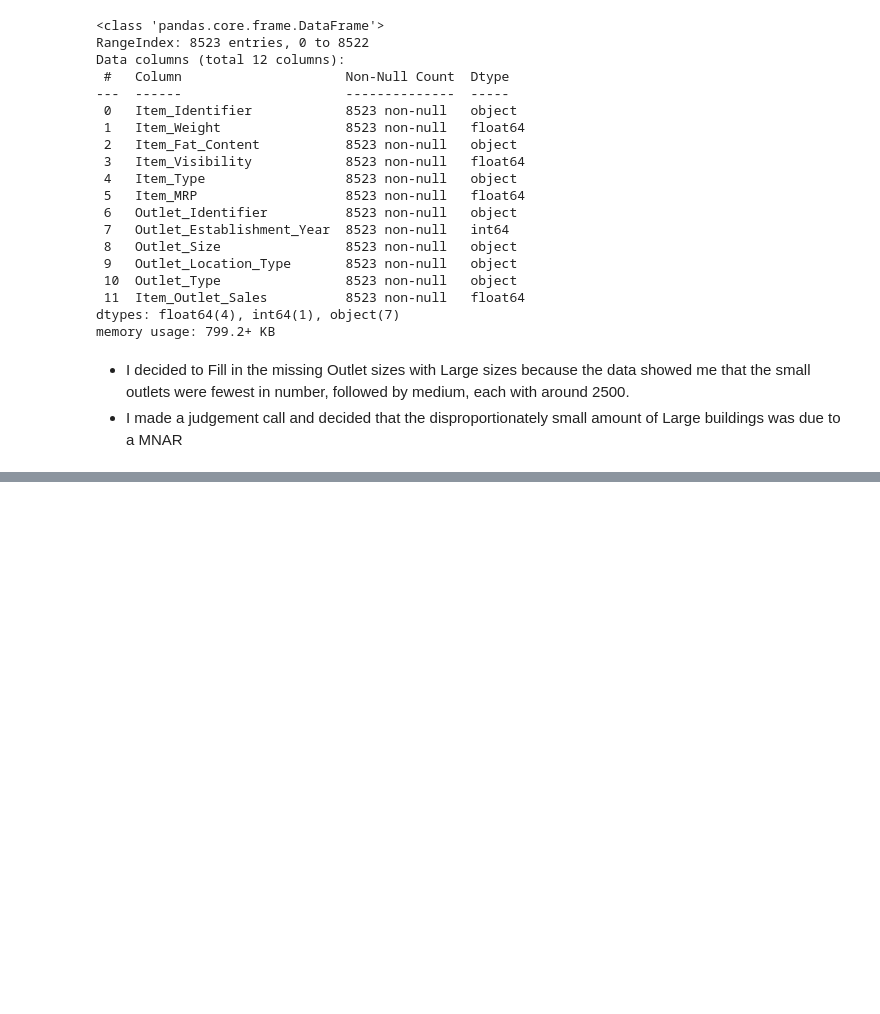
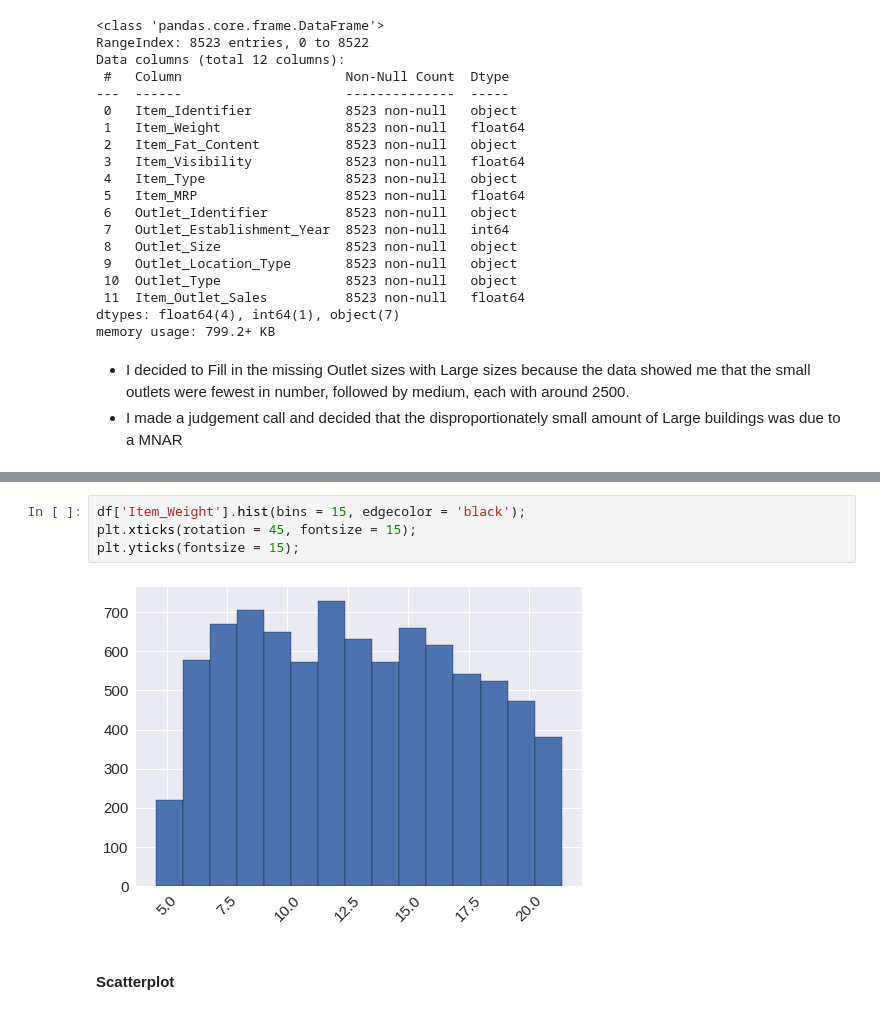
Before and after one commit to jkwakyi/food-sales-predictions, a Jupyter notebook: food_sales_predictions.ipynb, the cells around one changed output, grey strips where cells are left out. Cells and saved outputs as stored; diff of their text form; blank space fills up the shorter version.

```diff
--- a/food_sales_predictions.ipynb
+++ b/food_sales_predictions.ipynb
@@ -211,0 +416,8 @@ memory usage: 799.2+ KB
+# %%
+df['Item_Weight'].hist(bins = 15, edgecolor = 'black');
+plt.xticks(rotation = 45, fontsize = 15);
+plt.yticks(fontsize = 15);
+# %% [output]
+[figure, added]
+# %% [markdown]
+#### **Scatterplot**
```
Also changed, not shown: parts of 42 cells of this notebook.
